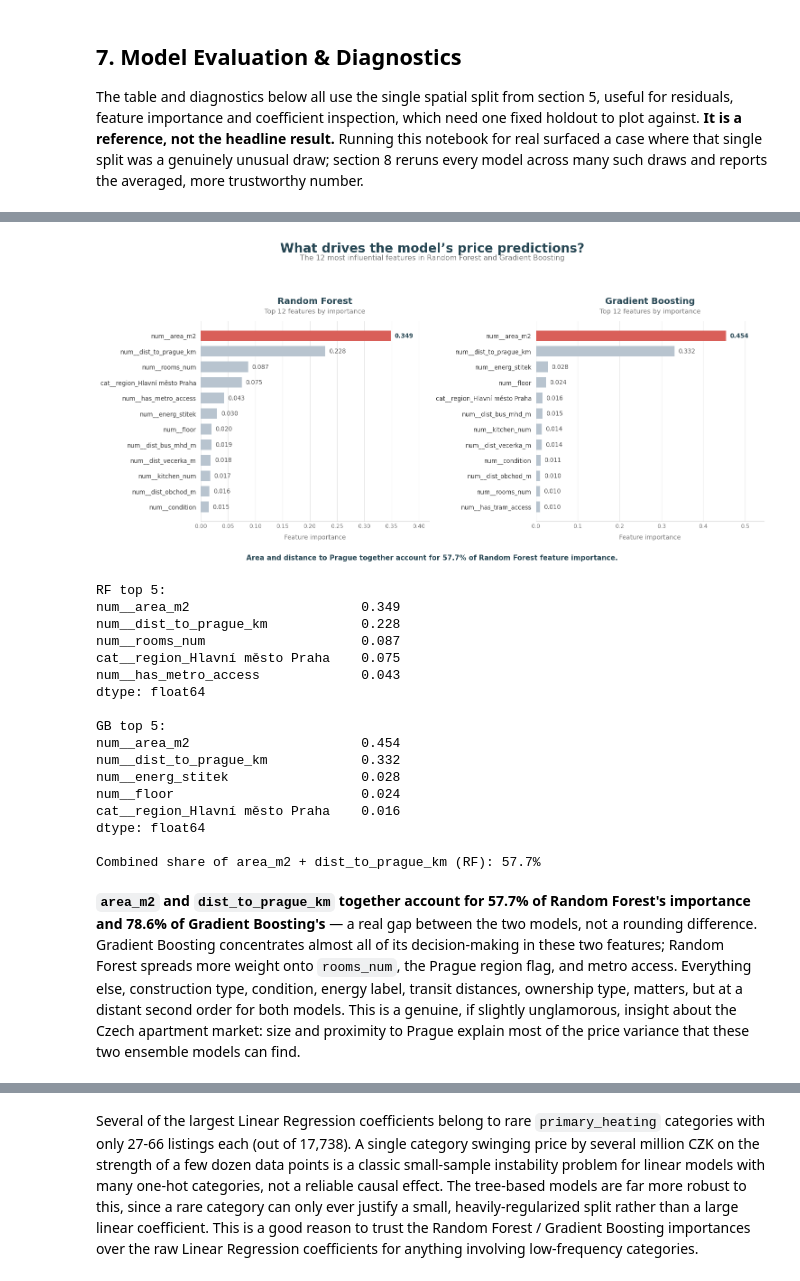
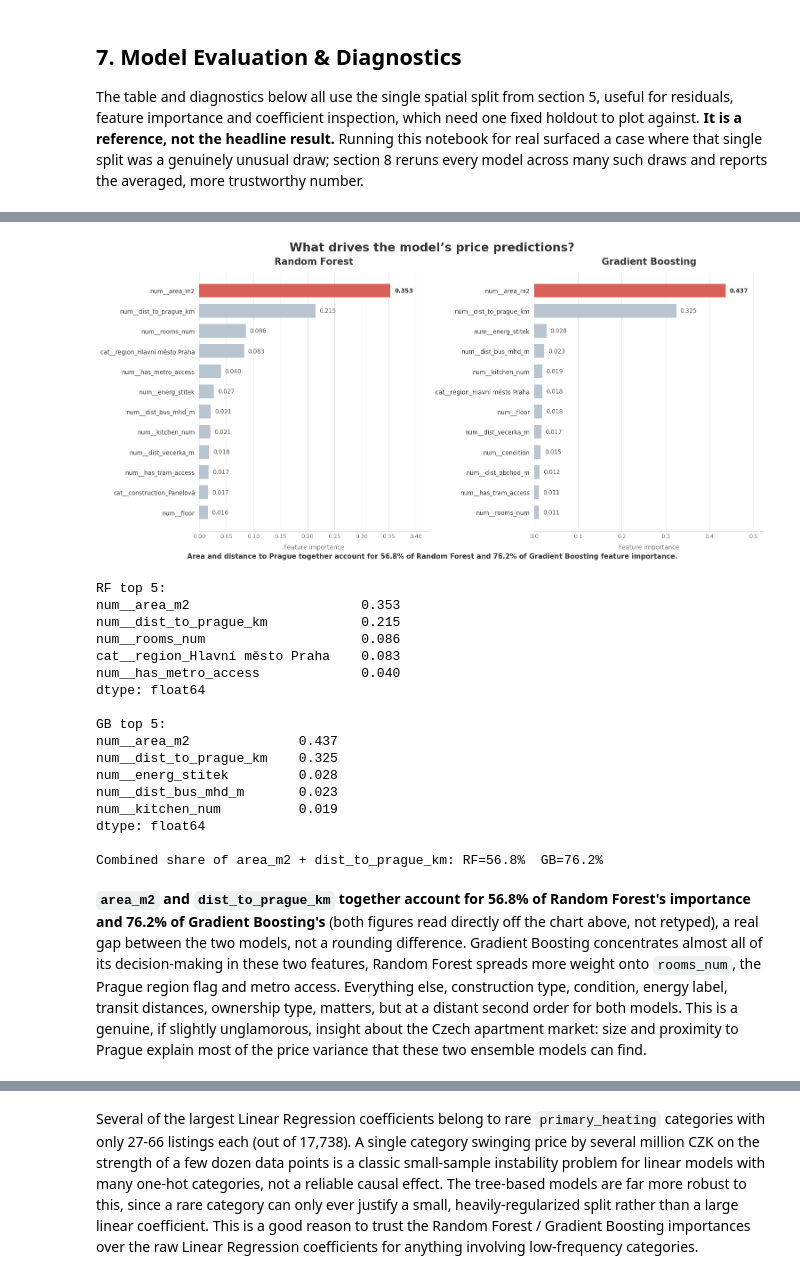
Before and after one commit to akorablov/house_price_prediction, a Jupyter notebook: house_price_cz.ipynb, the cells around one changed output, grey strips where cells are left out. Cells and saved outputs as stored; diff of their text form; code cells hidden in the pictures.

```diff
--- a/house_price_cz.ipynb
+++ b/house_price_cz.ipynb
@@ -1495,7 +1487,7 @@ order = results_df['R2'].sort_values().index
 data = results_df.loc[order, 'R2']
 
 # Main colors
-COLOR_DEFAULT = '#B8C4CF'
+COLOR_DEFAULT = '#264653'
 COLOR_TEXT = '#333333'
 COLOR_SECONDARY = '#777777'
 COLOR_GRID = '#E8E8E8'
@@ -1659,18 +1653,15 @@ feat_names = preprocessor.get_feature_names_out()
 rf_imp = (pd.Series(rf.named_steps['model'].feature_importances_, index=feat_names).sort_values(ascending=False))
 gb_imp = (pd.Series(gb.named_steps['model'].feature_importances_, index=feat_names).sort_values(ascending=False))
 
-
-COLOR_MAIN = '#264653'
 COLOR_ACCENT = '#D95F59'
 COLOR_MUTED = '#B8C4CF'
-
-COLOR_TEXT = '#264653'
+COLOR_TEXT = '#333333'
 COLOR_SECONDARY = '#777777'
 COLOR_GRID = '#E8E8E8'
 
-
 plt.rcParams['font.family'] = 'DejaVu Sans'
-fig, axes = plt.subplots(1, 2, figsize=(15, 7))
+# layout='constrained' instead of tight_layout + manual rect/y positions
+fig, axes = plt.subplots(1, 2, figsize=(15, 7), layout='constrained')
 fig.patch.set_facecolor('white')
 
 for ax, imp, name in zip(
@@ -1683,10 +1674,7 @@ for ax, imp, name in zip(
     bar_colors[-1] = COLOR_ACCENT
     bars = ax.barh(top12.index, top12.values, height=0.68, color=bar_colors)
 
-    for bar, val in zip(
-        bars,
-        top12.values
-    ):
+    for bar, val in zip(bars, top12.values):
         is_top = val == top12.max()
         ax.text(
             val + top12.max() * 0.02,
@@ -1697,78 +1685,68 @@ for ax, imp, name in zip(
             fontweight='bold' if is_top else 'normal',
             color=COLOR_TEXT if is_top else '#555555'
         )
-
-    ax.set_title(name, fontsize=14, fontweight='bold', loc='center', color=COLOR_TEXT, pad=28)
-    ax.text(0.5, 1.04, 'Top 12 features by importance', transform=ax.transAxes, fontsize=10.5, color=COLOR_SECONDARY, ha='center')
+    ax.set_title(name, fontsize=15, fontweight='bold', color=COLOR_TEXT, pad=12)
     ax.grid(axis='x', color=COLOR_GRID, linewidth=0.8, zorder=0)
     ax.set_axisbelow(True)
 
-    for spine in ['top', 'right', 'left']:ax.spines[spine].set_visible(False)
+    for spine in ['top', 'right', 'left']:
+        ax.spines[spine].set_visible(False)
 
     ax.spines['bottom'].set_color('#CCCCCC')
     ax.spines['bottom'].set_linewidth(0.8)
 
     ax.tick_params(axis='y', left=False, labelsize=9.5, colors='#333333')
     ax.tick_params(axis='x', colors=COLOR_SECONDARY, labelsize=9, length=0)
     ax.set_xlabel('Feature importance', fontsize=10, color=COLOR_SECONDARY, labelpad=8)
+    ax.set_xlim(0, top12.max() * 1.20)
 
-    ax.set_xlim(0, top12.max() * 1.20
-)
+fig.suptitle('What drives the model\u2019s price predictions?', fontsize=19, fontweight='bold', color=COLOR_TEXT)
 
-fig.suptitle('What drives the model’s price predictions?', fontsize=20, fontweight='bold', color=COLOR_TEXT, y=1.02)
-fig.text(0.5, 0.965, 'The 12 most influential features in Random Forest and Gradient Boosting', ha='center', fontsize=11.5, color=COLOR_SECONDARY)
-
-combined_share = rf_imp[
-    [
-        'num__area_m2',
-        'num__dist_to_prague_km'
-    ]
-].sum()
-
+rf_combined_share = rf_imp[['num__area_m2', 'num__dist_to_prague_km']].sum()
+gb_combined_share = gb_imp[['num__area_m2', 'num__dist_to_prague_km']].sum()
 
 fig.text(
     0.5,
-    0.015,
+    -0.02,
     f'Area and distance to Prague together account for '
-    f'{combined_share:.1%} of Random Forest feature importance.',
+    f'{rf_combined_share:.1%} of Random Forest and {gb_combined_share:.1%} of Gradient Boosting feature importance.',
     ha='center',
     fontsize=11,
     fontweight='bold',
     color=COLOR_TEXT
 )
 
-plt.tight_layout(rect=[0, 0.055, 1, 0.93])
 plt.show()
 print('RF top 5:')
 print(rf_imp.head(5).round(3))
 print('\nGB top 5:')
 print(gb_imp.head(5).round(3))
 
 print(
-    f"\nCombined share of area_m2 + dist_to_prague_km (RF): "
-    f"{combined_share:.1%}"
+    f"\nCombined share of area_m2 + dist_to_prague_km: "
+    f"RF={rf_combined_share:.1%}  GB={gb_combined_share:.1%}"
 )
 # %% [output]
-[figure, old version]
+[figure, new version]
 RF top 5:
-num__area_m2                      0.349
-num__dist_to_prague_km            0.228
-num__rooms_num                    0.087
-cat__region_Hlavní město Praha    0.075
-num__has_metro_access             0.043
+num__area_m2                      0.353
+num__dist_to_prague_km            0.215
+num__rooms_num                    0.086
+cat__region_Hlavní město Praha    0.083
+num__has_metro_access             0.040
 dtype: float64
 
 GB top 5:
-num__area_m2                      0.454
-num__dist_to_prague_km            0.332
-num__energ_stitek                 0.028
-num__floor                        0.024
-cat__region_Hlavní město Praha    0.016
+num__area_m2              0.437
+num__dist_to_prague_km    0.325
+num__energ_stitek         0.028
+num__dist_bus_mhd_m       0.023
+num__kitchen_num          0.019
 dtype: float64
 
-Combined share of area_m2 + dist_to_prague_km (RF): 57.7%
+Combined share of area_m2 + dist_to_prague_km: RF=56.8%  GB=76.2%
 # %% [markdown]
-**`area_m2` and `dist_to_prague_km` together account for 57.7% of Random Forest's importance and 78.6% of Gradient Boosting's** — a real gap between the two models, not a rounding difference. Gradient Boosting concentrates almost all of its decision-making in these two features; Random Forest spreads more weight onto `rooms_num`, the Prague region flag, and metro access. Everything else, construction type, condition, energy label, transit distances, ownership type, matters, but at a distant second order for both models. This is a genuine, if slightly unglamorous, insight about the Czech apartment market: size and proximity to Prague explain most of the price variance that these two ensemble models can find.
+**`area_m2` and `dist_to_prague_km` together account for 56.8% of Random Forest's importance and 76.2% of Gradient Boosting's** (both figures read directly off the chart above, not retyped), a real gap between the two models, not a rounding difference. Gradient Boosting concentrates almost all of its decision-making in these two features, Random Forest spreads more weight onto `rooms_num`, the Prague region flag and metro access. Everything else, construction type, condition, energy label, transit distances, ownership type, matters, but at a distant second order for both models. This is a genuine, if slightly unglamorous, insight about the Czech apartment market: size and proximity to Prague explain most of the price variance that these two ensemble models can find.
 # %%
 lr_coefs = pd.Series(lr.named_steps['model'].coef_, index=feat_names)
 top_coefs = lr_coefs.reindex(lr_coefs.abs().sort_values(ascending=False).index).head(12)
```
Also changed, not shown: parts of 46 cells of this notebook, 12 other files.
